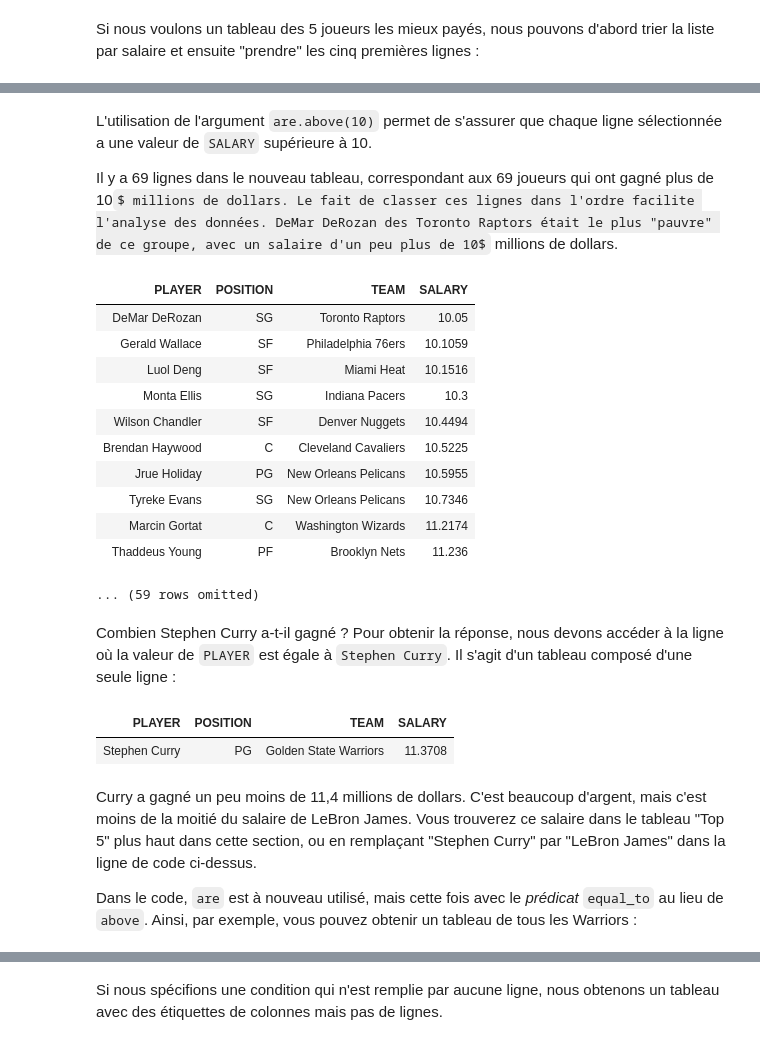
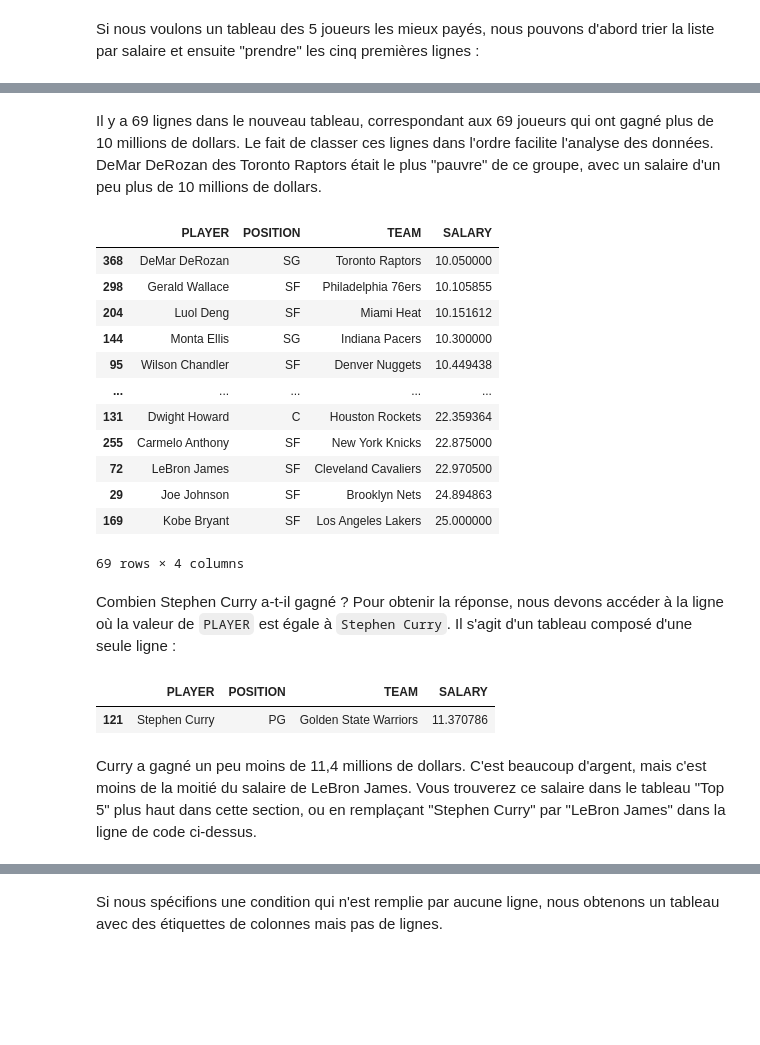
Before and after one commit to Thomas-Schatz/L1_Descartes_sciences_des_donnees, a Jupyter notebook: notes_de_cours/Séance1_CM.ipynb, the cells around one changed output, grey strips where cells are left out. Saved outputs shown, nothing was run; the diff lists cells and outputs as text; code cells hidden in the pictures; some formulas as TeX source; blank space fills up the shorter version.

```diff
--- a/notes_de_cours/Séance1_CM.ipynb
+++ b/notes_de_cours/Séance1_CM.ipynb
@@ -867,6 +882,6 @@ Pour ce faire, nous allons d'abord simplifier le libellé de la colonne des sala
 
 Cela permet de classer toutes les lignes du tableau par ordre *croissant* de salaire, le salaire le plus bas apparaissant en premier. Le résultat est un nouveau tableau avec les mêmes colonnes que l'original mais avec les lignes réarrangées.
 # %%
-nba = nba_salaries.relabeled("'15-'16 SALARY", 'SALARY')
-nba.sort('SALARY')
+nba = nba_salaries.rename(columns={"'15-'16 SALARY": 'SALARY'})
+nba.sort_values('SALARY')
 # %% [output]
@@ -891,3 +907,3 @@ Pour classer les lignes du tableau par ordre *décroissant* de salaire, nous dev
 # %%
-nba.sort('SALARY', descending=True)
+nba.sort_values('SALARY', ascending=False)
 # %% [output]
@@ -949,6 +960,3 @@ np.set_printoptions(threshold=50)
-# %%
-nba_salaries = Table.read_table(path_data + 'nba_salaries.csv')
-nba = nba_salaries.relabeled("'15-'16 SALARY", 'SALARY')
 # %% [markdown]
 #### Sélection des lignes spécifiées
 
@@ -991,5 +1000,5 @@ nba.take(np.arange(3, 6))
 # %% [markdown]
 Si nous voulons un tableau des 5 joueurs les mieux payés, nous pouvons d'abord trier la liste par salaire et ensuite "prendre" les cinq premières lignes :
 # %%
-nba.sort('SALARY', descending=True).take(np.arange(5))
+nba.sort_values('SALARY', ascending=False).iloc[np.arange(5)]
 # %% [output]
@@ -1028,31 +1034,28 @@ nba.where('SALARY', are.above(10))
 # %% [markdown]
-L'utilisation de l'argument `are.above(10)` permet de s'assurer que chaque ligne sélectionnée a une valeur de `SALARY` supérieure à 10.
-
-Il y a 69 lignes dans le nouveau tableau, correspondant aux 69 joueurs qui ont gagné plus de 10$ millions de dollars. Le fait de classer ces lignes dans l'ordre facilite l'analyse des données. DeMar DeRozan des Toronto Raptors était le plus "pauvre" de ce groupe, avec un salaire d'un peu plus de 10$ millions de dollars.
+Il y a 69 lignes dans le nouveau tableau, correspondant aux 69 joueurs qui ont gagné plus de 10 millions de dollars. Le fait de classer ces lignes dans l'ordre facilite l'analyse des données. DeMar DeRozan des Toronto Raptors était le plus "pauvre" de ce groupe, avec un salaire d'un peu plus de 10 millions de dollars.
 # %%
-nba.where('SALARY', are.above(10)).sort('SALARY')
+nba[nba['SALARY'] > 10].sort_values('SALARY')
 # %% [output]
-| PLAYER | POSITION | TEAM | SALARY |
-| DeMar DeRozan | SG | Toronto Raptors | 10.05 |
-| Gerald Wallace | SF | Philadelphia 76ers | 10.1059 |
-| Luol Deng | SF | Miami Heat | 10.1516 |
-| Monta Ellis | SG | Indiana Pacers | 10.3 |
-| Wilson Chandler | SF | Denver Nuggets | 10.4494 |
-| Brendan Haywood | C | Cleveland Cavaliers | 10.5225 |
-| Jrue Holiday | PG | New Orleans Pelicans | 10.5955 |
-| Tyreke Evans | SG | New Orleans Pelicans | 10.7346 |
-| Marcin Gortat | C | Washington Wizards | 11.2174 |
-| Thaddeus Young | PF | Brooklyn Nets | 11.236 |
+|  | PLAYER | POSITION | TEAM | SALARY |
+| 368 | DeMar DeRozan | SG | Toronto Raptors | 10.050000 |
+| 298 | Gerald Wallace | SF | Philadelphia 76ers | 10.105855 |
+| 204 | Luol Deng | SF | Miami Heat | 10.151612 |
+| 144 | Monta Ellis | SG | Indiana Pacers | 10.300000 |
+| 95 | Wilson Chandler | SF | Denver Nuggets | 10.449438 |
+| ... | ... | ... | ... | ... |
+| 131 | Dwight Howard | C | Houston Rockets | 22.359364 |
+| 255 | Carmelo Anthony | SF | New York Knicks | 22.875000 |
+| 72 | LeBron James | SF | Cleveland Cavaliers | 22.970500 |
+| 29 | Joe Johnson | SF | Brooklyn Nets | 24.894863 |
+| 169 | Kobe Bryant | SF | Los Angeles Lakers | 25.000000 |
-... (59 rows omitted)
+69 rows × 4 columns
 # %% [markdown]
 Combien Stephen Curry a-t-il gagné ? Pour obtenir la réponse, nous devons accéder à la ligne où la valeur de `PLAYER` est égale à `Stephen Curry`. Il s'agit d'un tableau composé d'une seule ligne :
 # %%
-nba.where('PLAYER', are.equal_to('Stephen Curry'))
+nba[nba['PLAYER'] == 'Stephen Curry']
 # %% [output]
-| PLAYER | POSITION | TEAM | SALARY |
-| Stephen Curry | PG | Golden State Warriors | 11.3708 |
+|  | PLAYER | POSITION | TEAM | SALARY |
+| 121 | Stephen Curry | PG | Golden State Warriors | 11.370786 |
 # %% [markdown]
 Curry a gagné un peu moins de 11,4 millions de dollars. C'est beaucoup d'argent, mais c'est moins de la moitié du salaire de LeBron James. Vous trouverez ce salaire dans le tableau "Top 5" plus haut dans cette section, ou en remplaçant "Stephen Curry" par "LeBron James" dans la ligne de code ci-dessus.
-
-Dans le code, `are` est à nouveau utilisé, mais cette fois avec le *prédicat* `equal_to` au lieu de `above`. Ainsi, par exemple, vous pouvez obtenir un tableau de tous les Warriors :
 # %%
```
Also changed, not shown: parts of 33 cells of this notebook.
